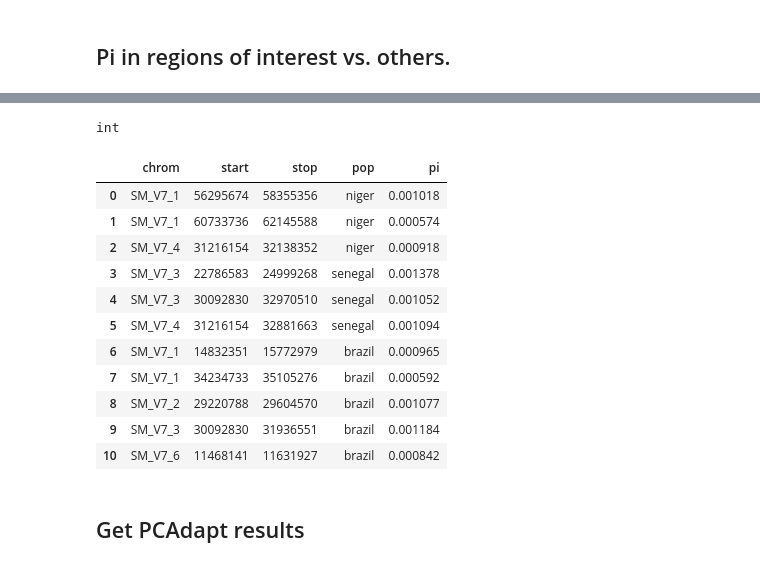
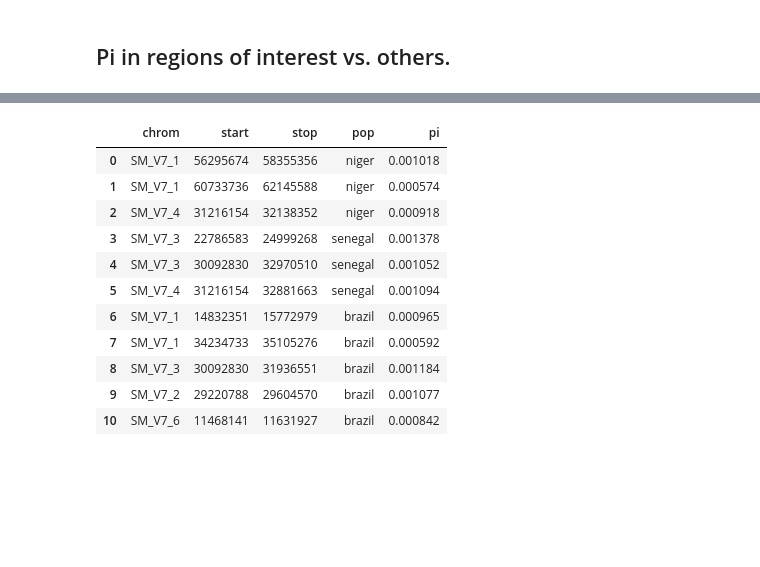
Before and after one commit to nealplatt/sch_man_nwinvasion, a Jupyter notebook: notebooks/test_of_selection.ipynb, the cells around one changed output, grey strips where cells are left out. Saved outputs shown, nothing was run; the diff lists cells and outputs as text; code cells hidden in the pictures; blank space fills up the shorter version.

Commit message:
exploring peaks and pis

```diff
--- a/notebooks/test_of_selection.ipynb
+++ b/notebooks/test_of_selection.ipynb
@@ -412,6 +412,10 @@ for pop in ["tanzania", "senegal", "brazil", "niger"]:
 
     #save to dict for easier recal
     dfs[pop]=df
+# %%
+dfs={}
+for pop in ["senegal", "niger", "tanzania", "brazil"]:
+    dfs[pop]=pd.read_csv("results/selection_peaks/raw_scores_{}.csv".format(pop), sep=",")
 # %% [markdown]
 # Find significant SNPs
 # %% [markdown]
@@ -536,15 +540,15 @@ brazil: 16277 non-neutral snps, 113 non-neutral regions, 703 target snps, 5 targ
 # %%
 pcadapt_df=pd.read_csv("results/outflank/pcadapt.csv", sep=',')
 
-for index, row in tqdm(pcaadapt_df.iterrows()):
+for index, row in tqdm(pcadapt_df.iterrows()):
     color = colors[row["chrom"]]
     x=cumul_start[row["chrom"]] + row["pos"]
 
     if row["sigs"] == True:
         color=colors["sig"]
 
-    df.at[index,'colors']= color
-    df.at[index,'x'] = x
+    pcadapt_df.at[index,'colors']= color
+    pcadapt_df.at[index,'x'] = x
 
 pcadapt_df.to_csv("results/selection_peaks/pcadapt_scores{}.csv", sep=",", index=False, na_rep='NULL')
 # %%
@@ -619,6 +623,7 @@ for pop in ["niger", "senegal", "brazil", "tanzania"]:
 
         dfs[pop].at[index,'colors']= color
         dfs[pop].at[index,'x'] = x
+    dfs[pop].to_csv("results/selection_peaks/to_plot_{}.csv".format(pop), sep=",", index=False, na_rep='NULL')
 # %%
 #get the max stat for each
 df=pd.concat([dfs["brazil"], dfs["niger"], dfs["senegal"], dfs["tanzania"]])
@@ -903,32 +793,0 @@ senegal - 168 non-neutral and 3 target regions
-# %%
-#update regions of interest field in dfs
-for pop in ["senegal", "niger", "brazil", "tanzania"]:
-
-    csv_file = "./results/selection_peaks/{}_snp_data.csv".format(pop)
-    df=pd.read_csv(csv_file, sep=",")
-
-    #create empty interval tree for each chrom and then populate with sig regions
-    target_regions_trees = defaultdict(lambda: IntervalTree())
-
-    target_regions_bed = "./results/selection_peaks/{}_target_regions.bed".format(pop)
-
-    with open(target_regions_bed, 'r') as bed_infile:
-        for entry in bed_infile:
-            chrom, start, stop = entry.rstrip().split("\t")
-            target_regions_trees[chrom][int(start): int(stop)]=True
-
-    #find snps in significant regions (I HATE HOW I DID THIS...BUT ITS GOOD ENOUGH FOR NOW)
-    in_target_region_tfs=[]
-    for index, row in df.iterrows():
-        chrom=row["chrom"]
-        pos=int(row["pos"])
-        if len(target_regions_trees[chrom][pos])==1:
-            in_target_region_tfs.append(True)
-        else:
-            in_target_region_tfs.append(False)
-
-    df.insert(len(df.columns),'target_region', in_target_region_tfs)
-    df.to_csv(csv_file, index=False, header=True, mode='w')
-
-    num_snps_in_region=str(np.sum(np.array(in_target_region_tfs)))
-    print("{} - {} SNPs in target regions".format(pop, num_snps_in_region))
@@ -1211,10 +988,6 @@ with open('data/renamed-sma_agilent_baits.v7.0.chr_reorderd.bed', 'r') as in_bed
         chrom, start, stop = bed_entry.rstrip().split("\t")
         for base in range(int(start) - 1, int(stop)):
              accessible_bases[chrom][base]=True
-# %%
-type(stop)
-# %% [output]
-int
 # %%
 pi_s=[]
 #accessible_base_count_s=[]
@@ -1222,35 +995,34 @@ pi_s=[]
 for index, row in sig_regions_bed_df.iterrows():
     chrom =row["chrom"]
     start = row["start"]
     stop  = row["stop"]
 
     #calculate pi
     test_ac  = pop_ac[pop][filtered_callset['variants/CHROM'] == chrom]
     test_pos = filtered_callset['variants/POS'][filtered_callset['variants/CHROM'] == chrom]
     test_acc = accessible_bases[chrom]
 
     pi = allel.sequence_diversity(test_pos,
                                   test_ac,
                                   start=start,
                                   stop=stop,
                                   is_accessible=test_acc)
     pi_s.append(pi)
     #np.sum(test_acc[start:stop])
 
 sig_regions_bed_df["pi"]=pi_s
+sig_regions_bed_df.to_csv("sig_regions_pi.csv", sep=",")
 sig_regions_bed_df
 # %% [output]
 |  | chrom | start | stop | pop | pi |
 | 0 | SM_V7_1 | 56295674 | 58355356 | niger | 0.001018 |
 | 1 | SM_V7_1 | 60733736 | 62145588 | niger | 0.000574 |
 | 2 | SM_V7_4 | 31216154 | 32138352 | niger | 0.000918 |
 | 3 | SM_V7_3 | 22786583 | 24999268 | senegal | 0.001378 |
 | 4 | SM_V7_3 | 30092830 | 32970510 | senegal | 0.001052 |
 | 5 | SM_V7_4 | 31216154 | 32881663 | senegal | 0.001094 |
 | 6 | SM_V7_1 | 14832351 | 15772979 | brazil | 0.000965 |
 | 7 | SM_V7_1 | 34234733 | 35105276 | brazil | 0.000592 |
-| 8 | SM_V7_2 | 29220788 | 29604570 | brazil | 0.001077 |
-| 9 | SM_V7_3 | 30092830 | 31936551 | brazil | 0.001184 |
+| 8 | SM_V7_3 | 30092830 | 31936551 | brazil | 0.001184 |
+| 9 | SM_V7_2 | 29220788 | 29604570 | brazil | 0.001077 |
 | 10 | SM_V7_6 | 11468141 | 11631927 | brazil | 0.000842 |
-# %% [markdown]
-## Get PCAdapt results
```
Also changed, not shown: parts of 39 cells of this notebook, 2 other files.
